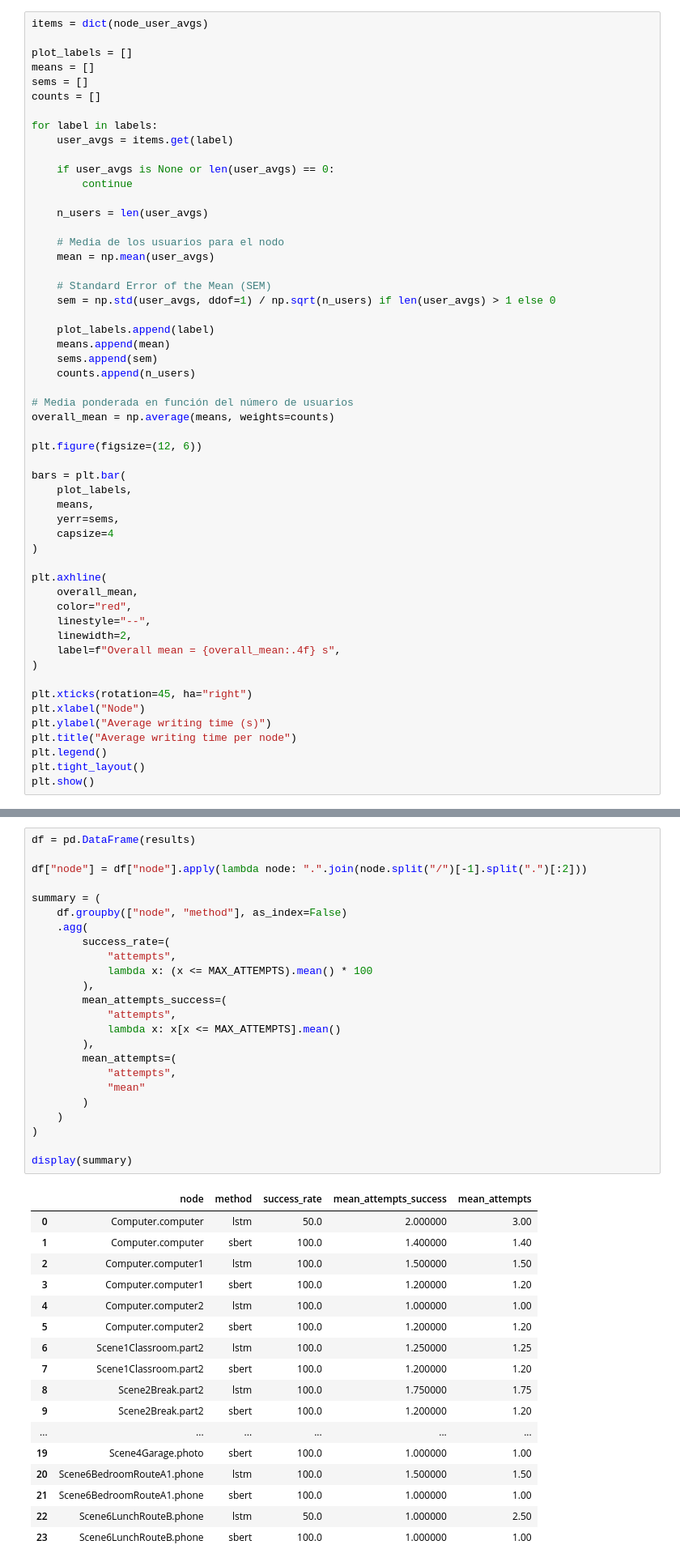
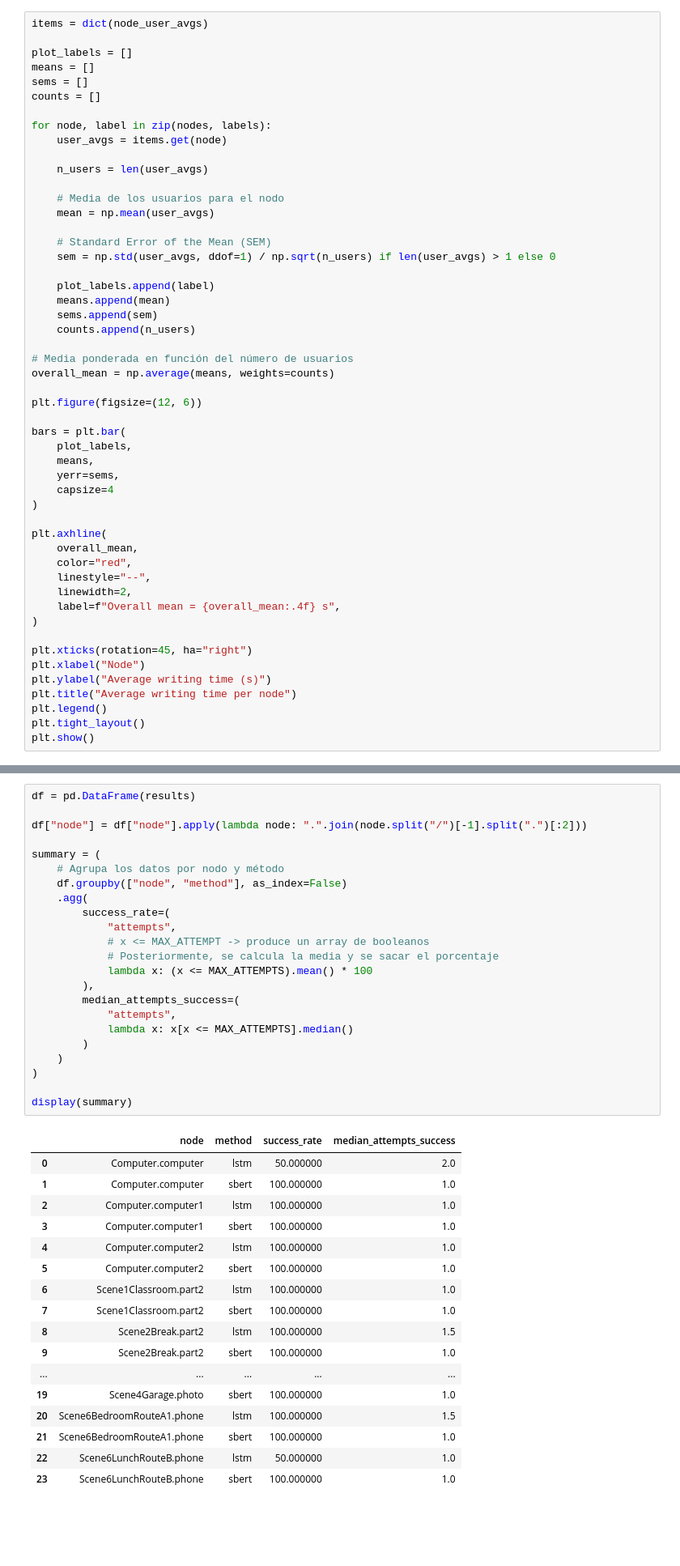
Before and after one commit to MattCastUCM/JustShare, a Jupyter notebook: server/analysis/analysis.ipynb, the cells around one changed output, grey strips where cells are left out. Shown at 81% size. Drawn from its saved outputs; the diff is of its cells as text; blank space fills up the shorter version.

```diff
--- a/server/analysis/analysis.ipynb
+++ b/server/analysis/analysis.ipynb
@@ -625,11 +624,8 @@ means = []
 sems = []
 counts = []
 
-for label in labels:
-	user_avgs = items.get(label)
-
-	if user_avgs is None or len(user_avgs) == 0:
-		continue
+for node, label in zip(nodes, labels):
+	user_avgs = items.get(node)
 
 	n_users = len(user_avgs)
 
@@ -750,42 +787,41 @@ krpb | https://w3id.org/xapi/seriousgames/activity-types/dialog-tree/Scene6Lunch
 # %%
 df = pd.DataFrame(results)
 
 df["node"] = df["node"].apply(lambda node: ".".join(node.split("/")[-1].split(".")[:2]))
 
 summary = (
+    # Agrupa los datos por nodo y método
 	df.groupby(["node", "method"], as_index=False)
 	.agg(
 		success_rate=(
 			"attempts",
+            # x <= MAX_ATTEMPT -> produce un array de booleanos
+            # Posteriormente, se calcula la media y se sacar el porcentaje
 			lambda x: (x <= MAX_ATTEMPTS).mean() * 100
 		),
-		mean_attempts_success=(
+		median_attempts_success=(
 			"attempts",
-			lambda x: x[x <= MAX_ATTEMPTS].mean()
-		),
-		mean_attempts=(
-			"attempts",
-			"mean"
+			lambda x: x[x <= MAX_ATTEMPTS].median()
 		)
 	)
 )
 
 display(summary)
 # %% [output]
-|  | node | method | success_rate | mean_attempts_success | mean_attempts |
-| 0 | Computer.computer | lstm | 50.0 | 2.000000 | 3.00 |
-| 1 | Computer.computer | sbert | 100.0 | 1.400000 | 1.40 |
-| 2 | Computer.computer1 | lstm | 100.0 | 1.500000 | 1.50 |
-| 3 | Computer.computer1 | sbert | 100.0 | 1.200000 | 1.20 |
-| 4 | Computer.computer2 | lstm | 100.0 | 1.000000 | 1.00 |
-| 5 | Computer.computer2 | sbert | 100.0 | 1.200000 | 1.20 |
-| 6 | Scene1Classroom.part2 | lstm | 100.0 | 1.250000 | 1.25 |
-| 7 | Scene1Classroom.part2 | sbert | 100.0 | 1.200000 | 1.20 |
-| 8 | Scene2Break.part2 | lstm | 100.0 | 1.750000 | 1.75 |
-| 9 | Scene2Break.part2 | sbert | 100.0 | 1.200000 | 1.20 |
-| ... | ... | ... | ... | ... | ... |
-| 19 | Scene4Garage.photo | sbert | 100.0 | 1.000000 | 1.00 |
-| 20 | Scene6BedroomRouteA1.phone | lstm | 100.0 | 1.500000 | 1.50 |
-| 21 | Scene6BedroomRouteA1.phone | sbert | 100.0 | 1.000000 | 1.00 |
-| 22 | Scene6LunchRouteB.phone | lstm | 50.0 | 1.000000 | 2.50 |
-| 23 | Scene6LunchRouteB.phone | sbert | 100.0 | 1.000000 | 1.00 |
+|  | node | method | success_rate | median_attempts_success |
+| 0 | Computer.computer | lstm | 50.000000 | 2.0 |
+| 1 | Computer.computer | sbert | 100.000000 | 1.0 |
+| 2 | Computer.computer1 | lstm | 100.000000 | 1.0 |
+| 3 | Computer.computer1 | sbert | 100.000000 | 1.0 |
+| 4 | Computer.computer2 | lstm | 100.000000 | 1.0 |
+| 5 | Computer.computer2 | sbert | 100.000000 | 1.0 |
+| 6 | Scene1Classroom.part2 | lstm | 100.000000 | 1.0 |
+| 7 | Scene1Classroom.part2 | sbert | 100.000000 | 1.0 |
+| 8 | Scene2Break.part2 | lstm | 100.000000 | 1.5 |
+| 9 | Scene2Break.part2 | sbert | 100.000000 | 1.0 |
+| ... | ... | ... | ... | ... |
+| 19 | Scene4Garage.photo | sbert | 100.000000 | 1.0 |
+| 20 | Scene6BedroomRouteA1.phone | lstm | 100.000000 | 1.5 |
+| 21 | Scene6BedroomRouteA1.phone | sbert | 100.000000 | 1.0 |
+| 22 | Scene6LunchRouteB.phone | lstm | 50.000000 | 1.0 |
+| 23 | Scene6LunchRouteB.phone | sbert | 100.000000 | 1.0 |
```
Also changed, not shown: parts of 19 cells of this notebook, 10 other files.
